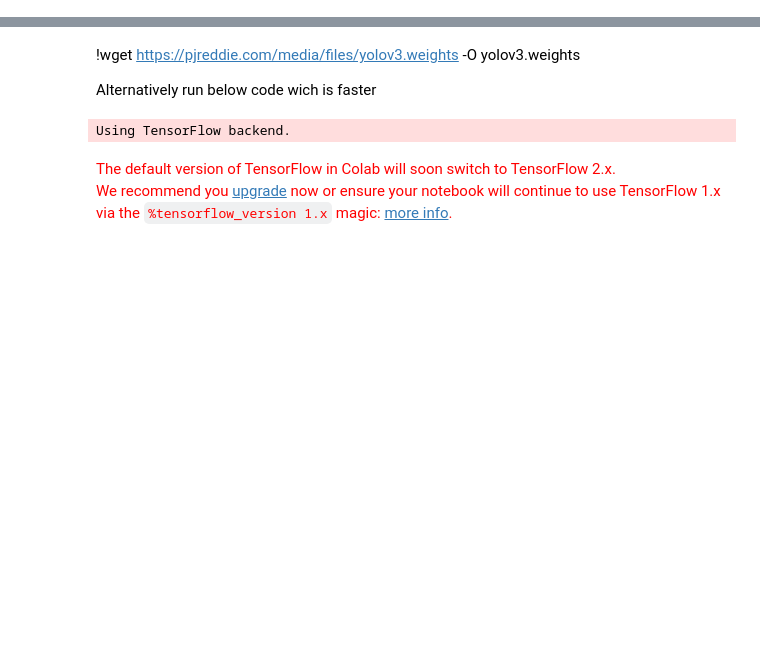
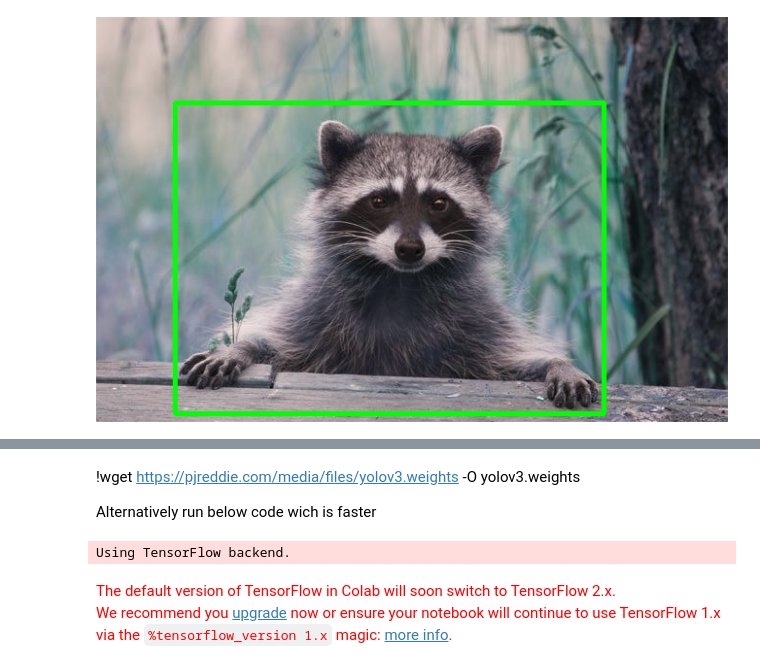
Before and after one commit to abhiyantaabhishek/speed_bump, a Jupyter notebook: yolo_train.ipynb, the cells around one changed output, grey strips where cells are left out. Cells and saved outputs as stored; diff of their text form; code cells hidden in the pictures; blank space fills up the shorter version.

```diff
--- a/yolo_train.ipynb
+++ b/yolo_train.ipynb
@@ -24,0 +31,2 @@ Successfully installed Keras-2.3.1 Markdown-3.1.1 PyYAML-5.3 Werkzeug-0.16.0 grp
+# %%
+full_labels = pd.read_csv('data/raccoon_labels.csv')
@@ -24,0 +42,12 @@ Successfully installed Keras-2.3.1 Markdown-3.1.1 PyYAML-5.3 Werkzeug-0.16.0 grp
+# %%
+
+def draw_boxes(image_name):
+    selected_value = full_labels[full_labels.filename == image_name]
+    img = cv2.imread('images/{}'.format(image_name))
+    for index, row in selected_value.iterrows():
+        img = cv2.rectangle(img, (row['xmin'], row['ymin']), (row['xmax'], row['ymax']), (0, 255, 0), 3)
+    return img
+# %%
+Image.fromarray(draw_boxes('raccoon-1.jpg'))
+# %% [output]
+[figure, added]
```
Also changed, not shown: parts of 32 cells of this notebook.
